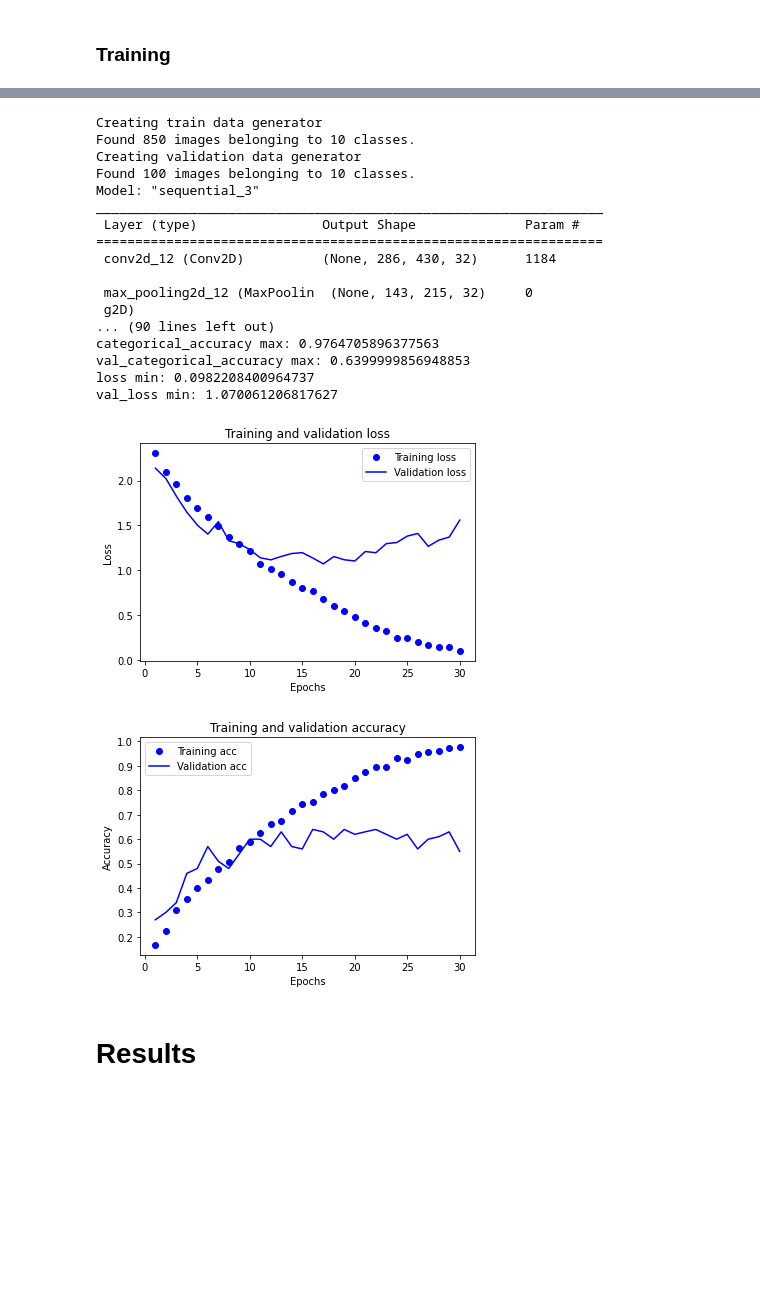
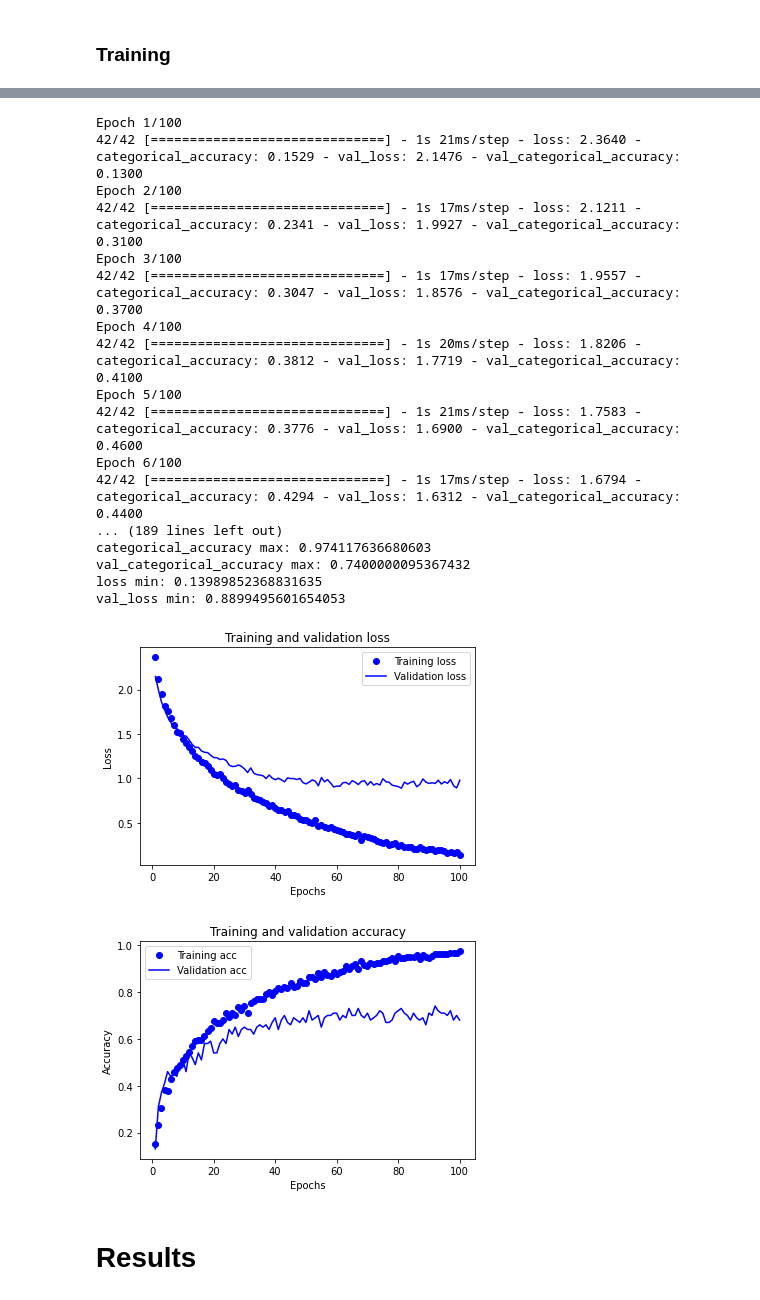
Before and after one commit to michalgorul/classification-of-musical-genres, a Jupyter notebook: GTZAN_MG.ipynb, the cells around one changed output, grey strips where cells are left out. Cells and saved outputs as stored; diff of their text form; code cells hidden in the pictures; blank space fills up the shorter version.

```diff
--- a/GTZAN_MG.ipynb
+++ b/GTZAN_MG.ipynb
@@ -696,3 +977,16 @@ tf.test.gpu_device_name()
 '/device:GPU:0'
 # %% [markdown]
 ### Training
+# %%
+train_data = get_train_data_generator()
+val_data = get_validation_data_generator()
+
+try:
+  train_steps = train_data.samples / train_data.batch_size
+  val_steps = val_data.samples / val_data.batch_size
+except Exception:
+  train_images_count = len(get_file_paths_recursive(gtzan_train_dir))
+  val_images_count = len(get_file_paths_recursive(gtzan_val_dir))
+
+  train_steps = train_images_count / BATCH_SIZE
+  val_steps = val_images_count / BATCH_SIZE
@@ -699,67 +1011,73 @@ tf.test.gpu_device_name()
 # %%
 from keras.callbacks import History
 
-train_data = get_train_data_generator()
-val_data = get_validation_data_generator()
-
-EPOCHS = 30
+EPOCHS = 100
 
 model = build_model()
 
+if isinstance(train_data, tuple):
+  x = train_data[0]
+  y = train_data[1]
+else:
+  x = train_data
+  y = None
+
+
 history: History = model.fit(
-        train_data,
-        steps_per_epoch=train_data.samples / train_data.batch_size,
+        x=x,
+        y=y,
+        steps_per_epoch=train_steps,
         epochs=EPOCHS,
         validation_data=val_data,
-        validation_steps=val_data.samples / val_data.batch_size,
+        validation_steps=val_steps,
     )
 
-model_path = "/content/drive/MyDrive/GTZAN/models/gztan_provided_spectograms.h5"
+model_path = f"/content/drive/MyDrive/GTZAN/models/{get_model_name()}"
 try:
   model.save(model_path)
   print(f"Model saved at {model_path}")
 except Exception as e:
   print(f"Failed to save model, error={e}")
 
 
 train_loss_values = history.history.get("loss")
 val_loss_values = history.history.get("val_loss")
 train_accuracy = history.history.get("categorical_accuracy")
 val_accuracy = history.history.get("val_categorical_accuracy")
 num_of_epochs = range(1, len(train_accuracy) + 1)
 
 print(f"categorical_accuracy max: {max(history.history.get('categorical_accuracy'))}")
 print(f"val_categorical_accuracy max: {max(history.history.get('val_categorical_accuracy'))}")
 print(f"loss min: {min(history.history.get('loss'))}")
 print(f"val_loss min: {min(history.history.get('val_loss'))}")
 
 show_training_and_validation_loss(
     epochs=num_of_epochs, loss_values=train_loss_values, val_loss_values=val_loss_values
 )
 
 show_training_and_validation_accuracy(
     epochs=num_of_epochs, acc=train_accuracy, val_acc=val_accuracy
 )
 # %% [output]
-Creating train data generator
-Found 850 images belonging to 10 classes.
-Creating validation data generator
-Found 100 images belonging to 10 classes.
-Model: "sequential_3"
-_________________________________________________________________
- Layer (type)                Output Shape              Param #
-=================================================================
- conv2d_12 (Conv2D)          (None, 286, 430, 32)      1184
-
- max_pooling2d_12 (MaxPoolin  (None, 143, 215, 32)     0
- g2D)
-... (90 lines left out)
-categorical_accuracy max: 0.9764705896377563
-val_categorical_accuracy max: 0.6399999856948853
-loss min: 0.0982208400964737
-val_loss min: 1.070061206817627
+Epoch 1/100
+42/42 [==============================] - 1s 21ms/step - loss: 2.3640 - categorical_accuracy: 0.1529 - val_loss: 2.1476 - val_categorical_accuracy: 0.1300
+Epoch 2/100
+42/42 [==============================] - 1s 17ms/step - loss: 2.1211 - categorical_accuracy: 0.2341 - val_loss: 1.9927 - val_categorical_accuracy: 0.3100
+Epoch 3/100
+42/42 [==============================] - 1s 17ms/step - loss: 1.9557 - categorical_accuracy: 0.3047 - val_loss: 1.8576 - val_categorical_accuracy: 0.3700
+Epoch 4/100
+42/42 [==============================] - 1s 20ms/step - loss: 1.8206 - categorical_accuracy: 0.3812 - val_loss: 1.7719 - val_categorical_accuracy: 0.4100
+Epoch 5/100
+42/42 [==============================] - 1s 21ms/step - loss: 1.7583 - categorical_accuracy: 0.3776 - val_loss: 1.6900 - val_categorical_accuracy: 0.4600
+Epoch 6/100
+42/42 [==============================] - 1s 17ms/step - loss: 1.6794 - categorical_accuracy: 0.4294 - val_loss: 1.6312 - val_categorical_accuracy: 0.4400
+... (189 lines left out)
+categorical_accuracy max: 0.974117636680603
+val_categorical_accuracy max: 0.7400000095367432
+loss min: 0.13989852368831635
+val_loss min: 0.8899495601654053
-[figure, old version]
+[figure, new version]
-[figure, old version]
+[figure, new version]
 # %% [markdown]
 # Results
 # %%
```
Also changed, not shown: parts of 27 cells of this notebook.
